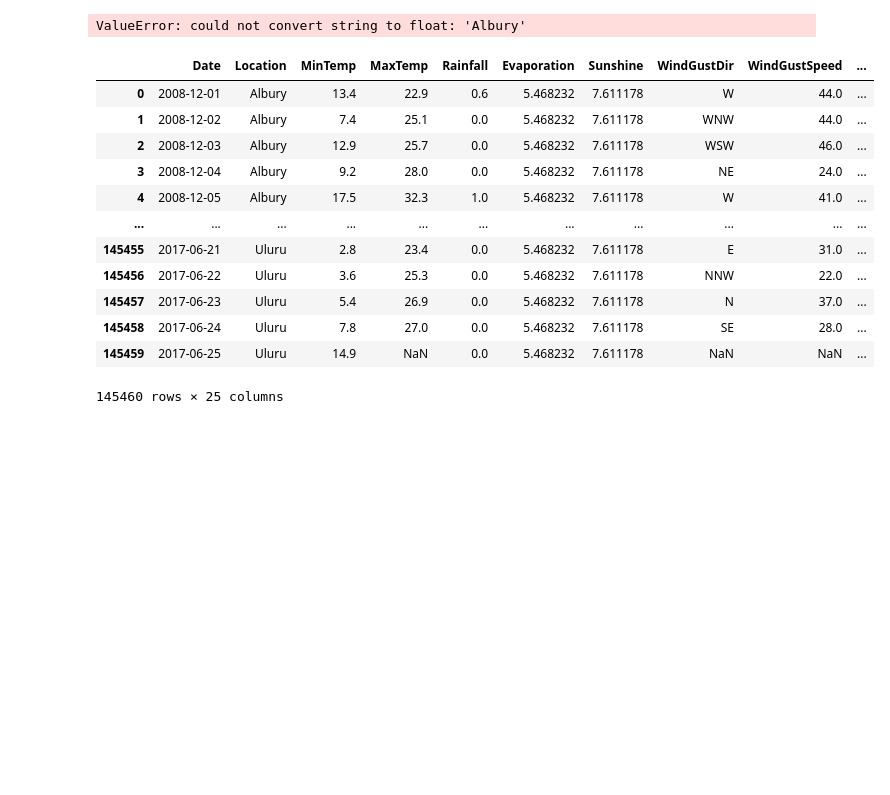
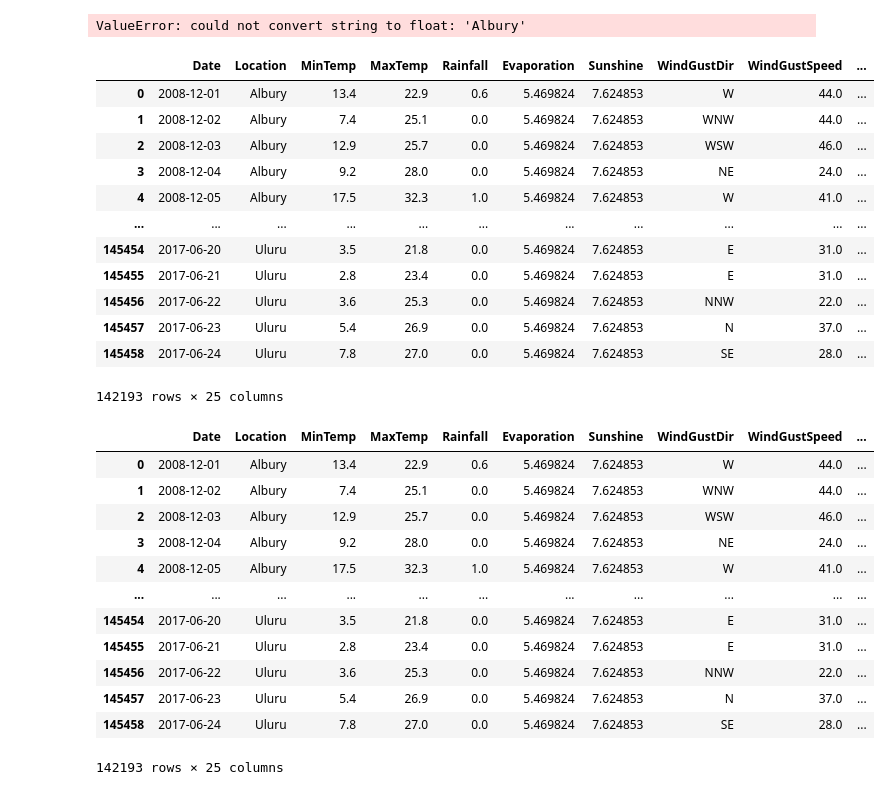
Before and after one commit to LeoCenturion/rain-in-australia, a Jupyter notebook: models/data_cleaning.ipynb, the cells around one changed output. Cells and saved outputs as stored; diff of their text form; code cells hidden in the pictures; blank space fills up the shorter version.

```diff
--- a/models/data_cleaning.ipynb
+++ b/models/data_cleaning.ipynb
@@ -51,5 +51,5 @@ rains[rains['RainTomorrow'].isnull()]
 | 145459 | 2017-06-25 | Uluru | 14.9 | NaN | 0.0 | NaN | NaN | NaN | NaN | ... |
 3267 rows × 23 columns
 # %%
-rains.dropna(how='all').dropna(subset=['RainTomorrow'], inplace=True)
+rains.dropna(subset=['RainTomorrow'], inplace=True)
 assert(len(rains[rains['RainTomorrow'].isnull()]) == 0)
@@ -116,43 +131,72 @@ def row_imputer(
         row[c] = imputation_value
     return row
 
 
 class HierarchicalImputer(BaseEstimator, TransformerMixin):
 
     def __init__(self):
         self.global_mean = None
         self.mean_by_location = None
         self.mean_by_location_month = None
 
+        self.global_top = None
+        self.top_by_location = None
+        self.top_by_location_month = None
+
     def fit(self, X):
         group_l1_l2 = lambda features: X[["Location", "Month"] + features].groupby(["Location", "Month"])
         group_l1 = lambda features: X[["Location"] + features].groupby(["Location"])
 
         mean_adjusted = ["Rainfall", "Evaporation", "Sunshine", "Cloud9am", "Cloud3pm", "WindGustSpeed", "WindSpeed9am", "WindSpeed3pm", "Humidity9am", "Humidity3pm", "Pressure9am", "Pressure3pm", "Temp9am", "Temp3pm"]
+
         self.mean_by_location_month = group_l1_l2(mean_adjusted).mean()
         self.mean_by_location = group_l1(mean_adjusted).mean()
         self.global_mean = X[mean_adjusted].mean()
+
+
+
+        # group_l1_l2 = lambda features: X[["Location", "Month"] + features].groupby(["Location", "Month"]).agg(lambda x: x.mode())
+        # group_l1 = lambda features: X[["Location"] + features].groupby(["Location"]).agg(lambda x: x.mode())
+
+        top_adjusted = ["WindGustDir", "WindDir9am", "WindDir3pm"]
+
+        self.top_by_location_month = group_l1_l2(top_adjusted).agg(lambda x: x.mode())
+        self.top_by_location = group_l1(top_adjusted).agg(lambda x: x.mode())
+        self.global_top = X[top_adjusted].describe().agg(lambda x: x.mode())
 
     def transform(self, X):
         X_copy = X.copy()
         mean_imputer = lambda row: row_imputer(row, self.mean_by_location_month, self.mean_by_location, self.global_mean, l1_group_key = "Location", l2_group_key = "Month")
         return X_copy.apply(mean_imputer, axis=1)
 
 imputer = HierarchicalImputer()
 imputer.fit(rains)
 imputer.transform(rains)
 # %% [output]
 |  | Date | Location | MinTemp | MaxTemp | Rainfall | Evaporation | Sunshine | WindGustDir | WindGustSpeed | ... |
-| 0 | 2008-12-01 | Albury | 13.4 | 22.9 | 0.6 | 5.468232 | 7.611178 | W | 44.0 | ... |
-| 1 | 2008-12-02 | Albury | 7.4 | 25.1 | 0.0 | 5.468232 | 7.611178 | WNW | 44.0 | ... |
-| 2 | 2008-12-03 | Albury | 12.9 | 25.7 | 0.0 | 5.468232 | 7.611178 | WSW | 46.0 | ... |
-| 3 | 2008-12-04 | Albury | 9.2 | 28.0 | 0.0 | 5.468232 | 7.611178 | NE | 24.0 | ... |
-| 4 | 2008-12-05 | Albury | 17.5 | 32.3 | 1.0 | 5.468232 | 7.611178 | W | 41.0 | ... |
+| 0 | 2008-12-01 | Albury | 13.4 | 22.9 | 0.6 | 5.469824 | 7.624853 | W | 44.0 | ... |
+| 1 | 2008-12-02 | Albury | 7.4 | 25.1 | 0.0 | 5.469824 | 7.624853 | WNW | 44.0 | ... |
+| 2 | 2008-12-03 | Albury | 12.9 | 25.7 | 0.0 | 5.469824 | 7.624853 | WSW | 46.0 | ... |
+| 3 | 2008-12-04 | Albury | 9.2 | 28.0 | 0.0 | 5.469824 | 7.624853 | NE | 24.0 | ... |
+| 4 | 2008-12-05 | Albury | 17.5 | 32.3 | 1.0 | 5.469824 | 7.624853 | W | 41.0 | ... |
 | ... | ... | ... | ... | ... | ... | ... | ... | ... | ... | ... |
-| 145455 | 2017-06-21 | Uluru | 2.8 | 23.4 | 0.0 | 5.468232 | 7.611178 | E | 31.0 | ... |
-| 145456 | 2017-06-22 | Uluru | 3.6 | 25.3 | 0.0 | 5.468232 | 7.611178 | NNW | 22.0 | ... |
-| 145457 | 2017-06-23 | Uluru | 5.4 | 26.9 | 0.0 | 5.468232 | 7.611178 | N | 37.0 | ... |
-| 145458 | 2017-06-24 | Uluru | 7.8 | 27.0 | 0.0 | 5.468232 | 7.611178 | SE | 28.0 | ... |
-| 145459 | 2017-06-25 | Uluru | 14.9 | NaN | 0.0 | 5.468232 | 7.611178 | NaN | NaN | ... |
+| 145454 | 2017-06-20 | Uluru | 3.5 | 21.8 | 0.0 | 5.469824 | 7.624853 | E | 31.0 | ... |
+| 145455 | 2017-06-21 | Uluru | 2.8 | 23.4 | 0.0 | 5.469824 | 7.624853 | E | 31.0 | ... |
+| 145456 | 2017-06-22 | Uluru | 3.6 | 25.3 | 0.0 | 5.469824 | 7.624853 | NNW | 22.0 | ... |
+| 145457 | 2017-06-23 | Uluru | 5.4 | 26.9 | 0.0 | 5.469824 | 7.624853 | N | 37.0 | ... |
+| 145458 | 2017-06-24 | Uluru | 7.8 | 27.0 | 0.0 | 5.469824 | 7.624853 | SE | 28.0 | ... |
-145460 rows × 25 columns
+142193 rows × 25 columns
+|  | Date | Location | MinTemp | MaxTemp | Rainfall | Evaporation | Sunshine | WindGustDir | WindGustSpeed | ... |
+| 0 | 2008-12-01 | Albury | 13.4 | 22.9 | 0.6 | 5.469824 | 7.624853 | W | 44.0 | ... |
+| 1 | 2008-12-02 | Albury | 7.4 | 25.1 | 0.0 | 5.469824 | 7.624853 | WNW | 44.0 | ... |
+| 2 | 2008-12-03 | Albury | 12.9 | 25.7 | 0.0 | 5.469824 | 7.624853 | WSW | 46.0 | ... |
+| 3 | 2008-12-04 | Albury | 9.2 | 28.0 | 0.0 | 5.469824 | 7.624853 | NE | 24.0 | ... |
+| 4 | 2008-12-05 | Albury | 17.5 | 32.3 | 1.0 | 5.469824 | 7.624853 | W | 41.0 | ... |
+| ... | ... | ... | ... | ... | ... | ... | ... | ... | ... | ... |
+| 145454 | 2017-06-20 | Uluru | 3.5 | 21.8 | 0.0 | 5.469824 | 7.624853 | E | 31.0 | ... |
+| 145455 | 2017-06-21 | Uluru | 2.8 | 23.4 | 0.0 | 5.469824 | 7.624853 | E | 31.0 | ... |
+| 145456 | 2017-06-22 | Uluru | 3.6 | 25.3 | 0.0 | 5.469824 | 7.624853 | NNW | 22.0 | ... |
+| 145457 | 2017-06-23 | Uluru | 5.4 | 26.9 | 0.0 | 5.469824 | 7.624853 | N | 37.0 | ... |
+| 145458 | 2017-06-24 | Uluru | 7.8 | 27.0 | 0.0 | 5.469824 | 7.624853 | SE | 28.0 | ... |
+142193 rows × 25 columns
 # %%
```
Also changed, not shown: parts of 4 cells of this notebook, 1 other file.
